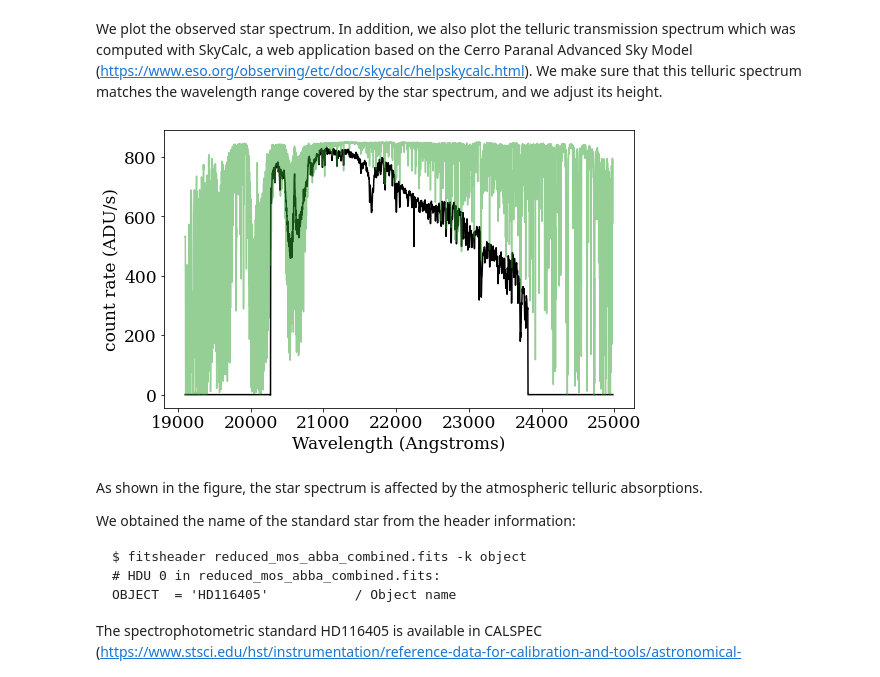
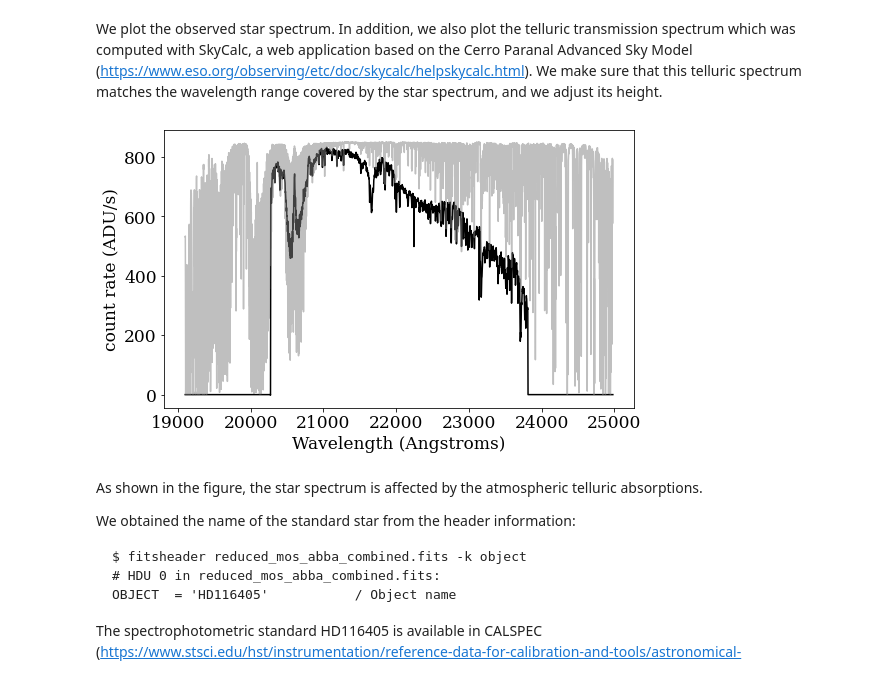
Before and after one commit to criscabe/EMIR, a Jupyter notebook: code/1_Response_curve_EMIR.ipynb, the cells around one changed output. Cells and saved outputs as stored; diff of their text form; code cells hidden in the pictures.

```diff
--- a/code/1_Response_curve_EMIR.ipynb
+++ b/code/1_Response_curve_EMIR.ipynb
@@ -100,12 +100,12 @@ ytelluric = ytelluric / ytelluric.max() * 850 # For the Y values
 # %%
 fig, ax = plt.subplots(nrows=1, ncols=1, figsize=(8,5))
 ax.plot(wave, sp, 'k-')
-ax.plot(xtelluric, ytelluric, '-', color='C2', alpha=0.5)
+ax.plot(xtelluric, ytelluric, '-', color='gray', alpha=0.5)
 ax.set_xlabel('Wavelength (Angstroms)')
 ax.set_ylabel('count rate (ADU/s)')
 fig.tight_layout()
 # %% [output]
-[figure, old version]
+[figure, new version]
 # %% [markdown]
 As shown in the figure, the star spectrum is affected by the atmospheric telluric absorptions.
 
```
Also changed, not shown: parts of 1 cell of this notebook.
